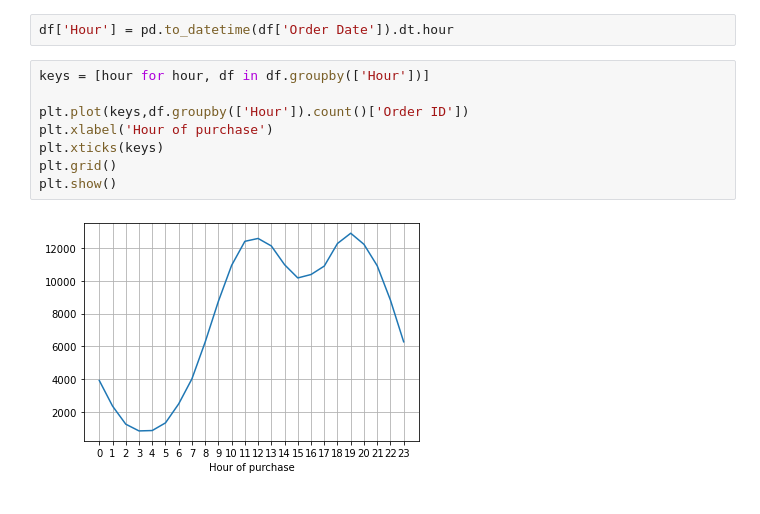
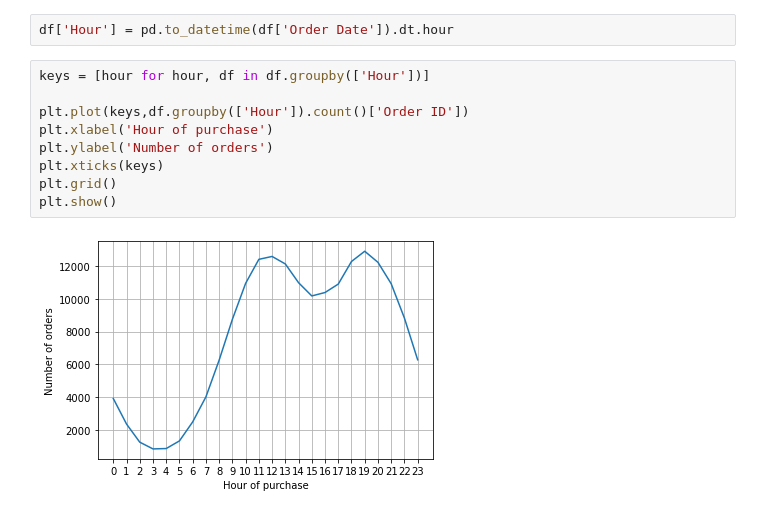
Before and after one commit to nvir0/SalesAnalysis, a Jupyter notebook: SalesClean.ipynb, the cells around one changed output. Cells and saved outputs as stored; diff of their text form.

```diff
--- a/SalesClean.ipynb
+++ b/SalesClean.ipynb
@@ -175,10 +175,11 @@ df['Hour'] = pd.to_datetime(df['Order Date']).dt.hour
 # %%
 keys = [hour for hour, df in df.groupby(['Hour'])]
 
 plt.plot(keys,df.groupby(['Hour']).count()['Order ID'])
 plt.xlabel('Hour of purchase')
+plt.ylabel('Number of orders')
 plt.xticks(keys)
 plt.grid()
 plt.show()
 # %% [output]
-[figure, old version]
+[figure, new version]
```
Also changed, not shown: parts of 9 cells of this notebook.
